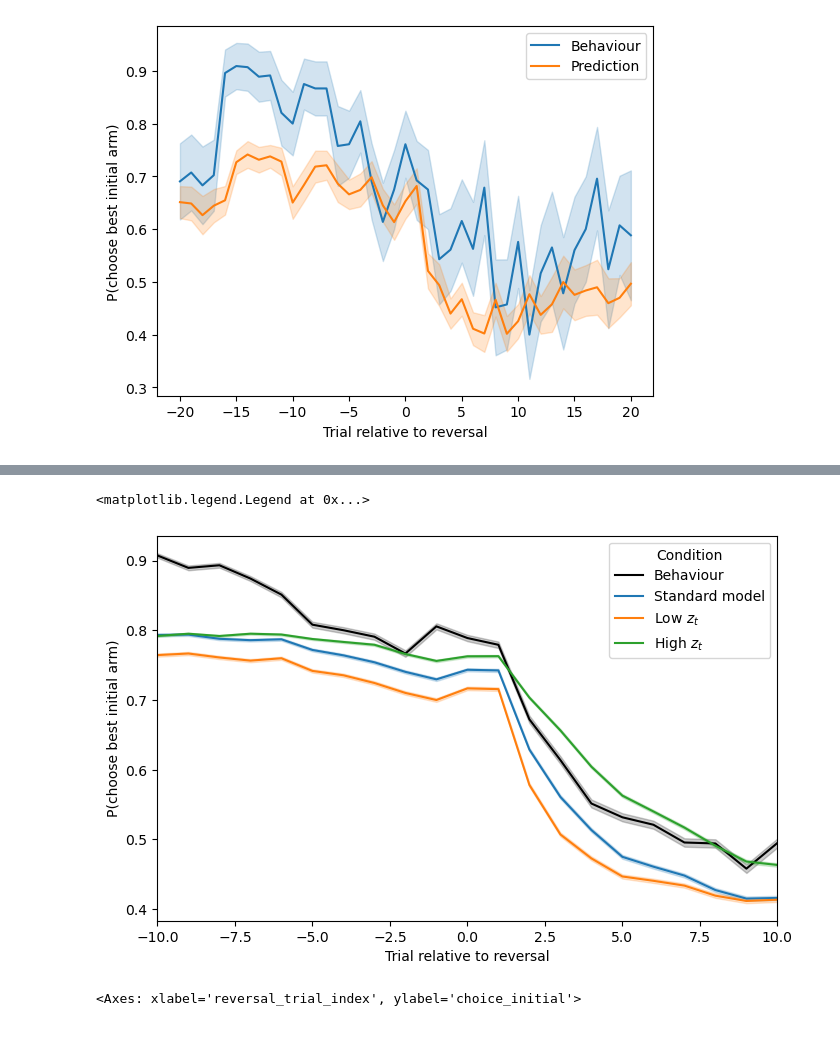
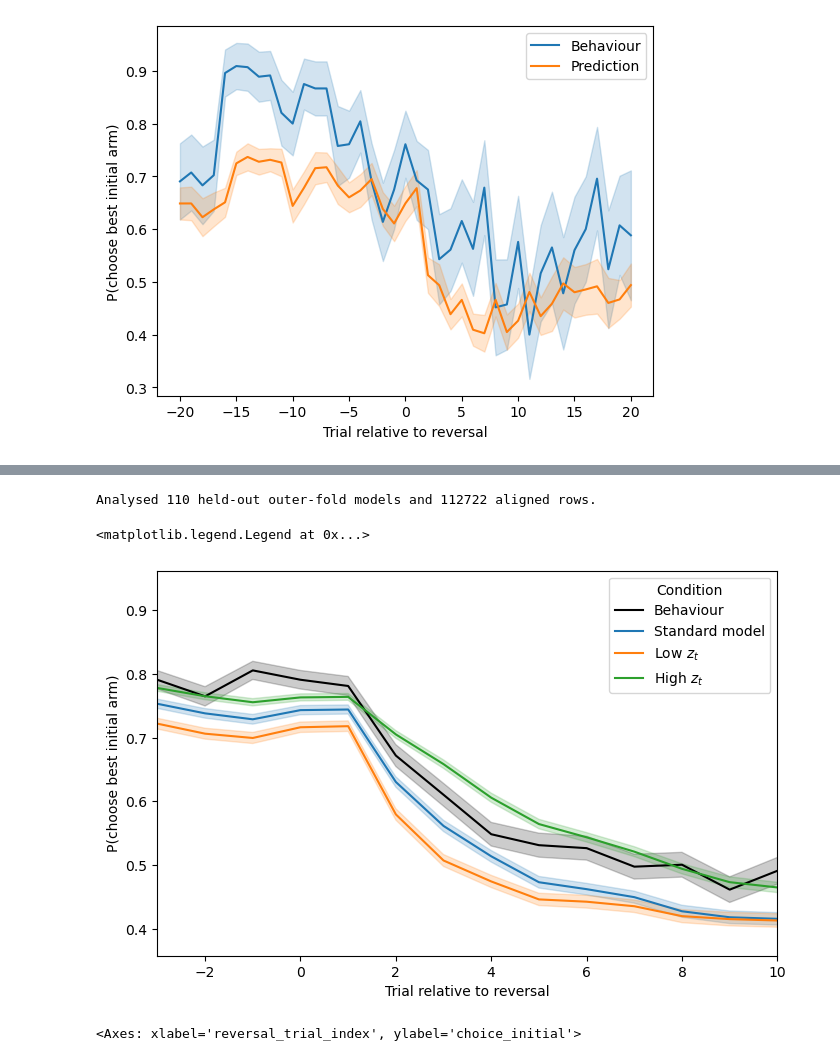
Before and after one commit to charlesdgburns/NM_TinyRNN, a Jupyter notebook: notebooks/monoGRU_mechanisms.ipynb, the cells around one changed output, grey strips where cells are left out. Saved outputs shown, nothing was run; the diff lists cells and outputs as text; code cells hidden in the pictures.

Commit message:
reversal metrics

```diff
--- a/notebooks/monoGRU_mechanisms.ipynb
+++ b/notebooks/monoGRU_mechanisms.ipynb
@@ -161,5 +161,5 @@ ax.legend()
 # %%
-# Run reversal analysis across all subjects for one model_id
+# Run held-out reversal analysis across all subjects for one model_id
 reload(rev)
 
 analysis_model_id = model_id
@@ -173,7 +173,7 @@ for _, model_row in selected_models.iterrows():
     subject_trials = analysis.load_data(model_row.trials_data_path)
     subject_model = analysis.load_data(model_row.model_pickle_path)
     z_low, z_high = subject_trials.gate_update_1.quantile([0.01, 0.99]).values
-
+    subject_trials = subject_trials.query('split=="eval"')
     model_trials = {
         'Standard model': subject_trials,
     }
@@ -191,14 +191,21 @@ for _, model_row in selected_models.iterrows():
     for condition, condition_trials in model_trials.items():
         condition_data = rev.collapse_reversal_data(condition_trials)
         condition_data = condition_data.query(
-            '-10 <= reversal_trial_index <= 10'
+            'split == "eval" and -20 <= reversal_trial_index <= 20'
         ).copy()
         condition_data['subject_id'] = model_row.subject_id
         condition_data['model_id'] = model_row.model_id
+        condition_data['outer_loop_n'] = model_row.outer_loop_n
         condition_data['condition'] = condition
         all_reversal_data.append(condition_data)
 
 all_reversal_data = pd.concat(all_reversal_data, ignore_index=True)
+print(
+    f'Analysed {len(selected_models)} held-out outer-fold models and '
+    f'{len(all_reversal_data)} aligned rows.'
+)
+# %% [output]
+Analysed 110 held-out outer-fold models and 112722 aligned rows.
 # %%
 
 fig, ax = plt.subplots(figsize=(8, 5))
@@ -214,35 +221,35 @@ sns.lineplot(
     color='black',
     label='Behaviour',
 )
 
 prediction_colors = {
     'Standard model': 'tab:blue',
     'Low $z_t$': 'tab:orange',
     'High $z_t$': 'tab:green',
 }
 for condition, color in prediction_colors.items():
     prediction_data = all_reversal_data.query(
         'condition == @condition and forced_choice == 0'
     )
     sns.lineplot(
         prediction_data,
         x='reversal_trial_index',
         y='prob_initial',
         errorbar='se',
         ax=ax,
         color=color,
         label=condition,
     )
 
 ax.set(
     xlabel='Trial relative to reversal',
     ylabel='P(choose best initial arm)',
-    xlim=(-10, 10),
+    xlim=(-3, 10),
 )
 ax.legend(title='Condition')
 # %% [output]
 <matplotlib.legend.Legend at 0x...>
-[figure, old version]
+[figure, new version]
 # %%
 subject_data = all_reversal_data.query('subject_id== "WS05"')
 fig, ax = plt.subplots(figsize=(8, 5))
```
Also changed, not shown: parts of 7 cells of this notebook, 1 other file.
